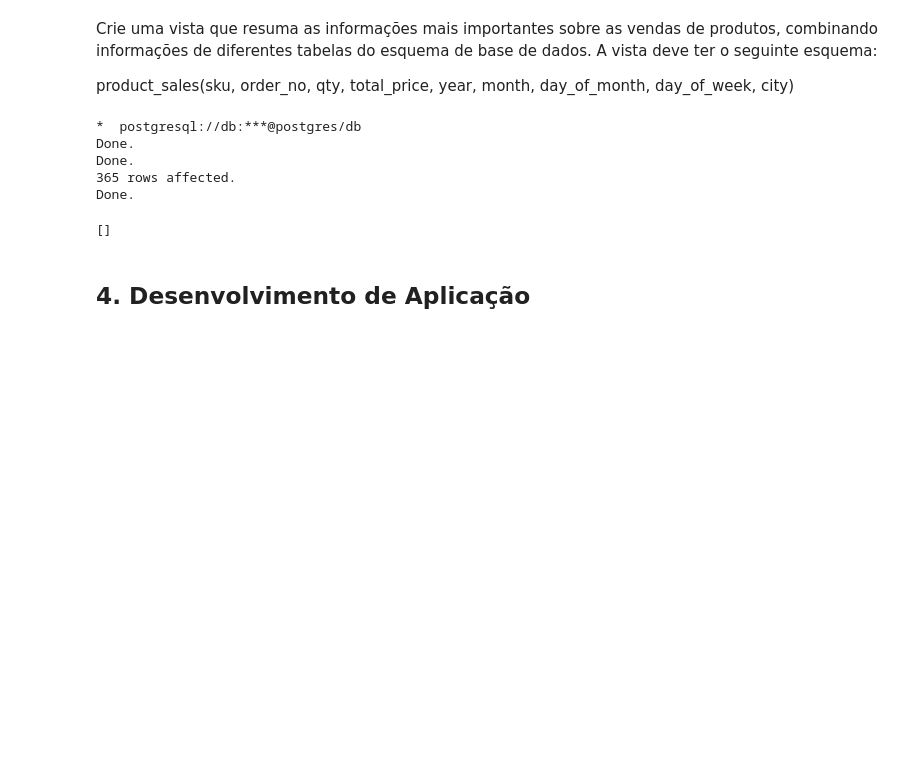
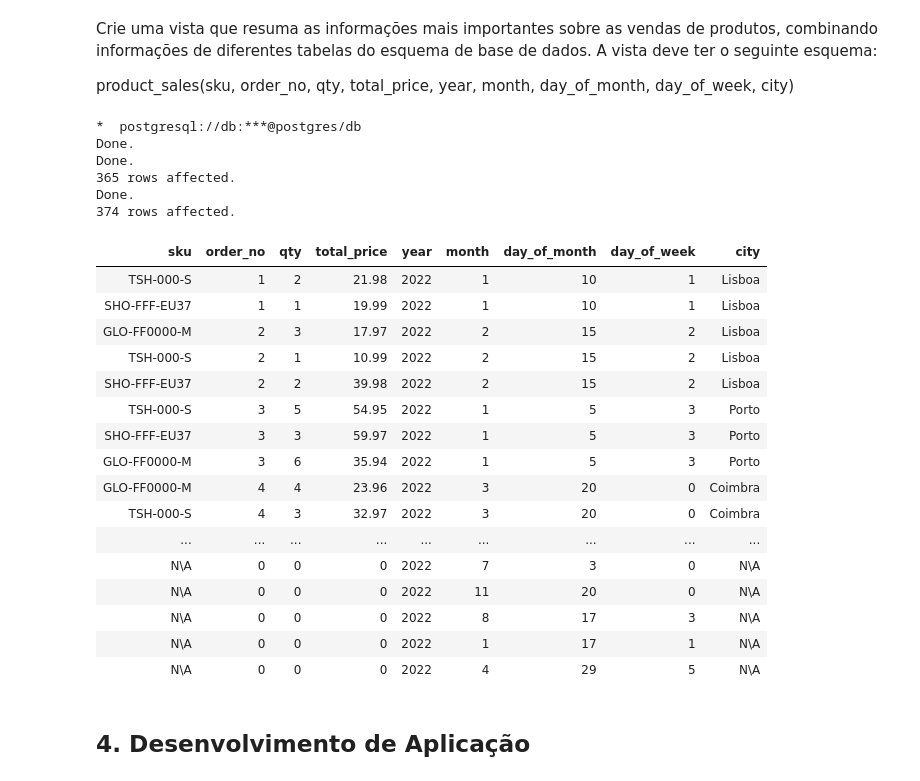
Before and after one commit to MateuSpencer/BD_Projeto_22-23, a Jupyter notebook: Entrega_3/E3-report.ipynb, the cells around one changed output. Drawn from its saved outputs; the diff is of its cells as text; code cells hidden in the pictures; blank space fills up the shorter version.

```diff
--- a/Entrega_3/E3-report.ipynb
+++ b/Entrega_3/E3-report.ipynb
@@ -437,34 +433,55 @@ product_sales(sku, order_no, qty, total_price, year, month, day_of_month, day_of
 # %%
 %%sql
 DROP TABLE IF EXISTS date CASCADE;
 CREATE TABLE date (
     date DATE PRIMARY KEY
 );
 
 INSERT INTO date (date)
 SELECT generate_series('2022-01-01'::date, '2022-12-31'::date, '1 day');
 
 CREATE VIEW product_sales AS
-SELECT c.SKU, c.order_no, c.qty, (c.qty * p.price) AS total_price,
+SELECT COALESCE(c.SKU, 'N\A') AS sku, COALESCE(c.order_no, 0) AS order_no, COALESCE(c.qty, 0) AS qty, COALESCE((c.qty * p.price), 0) AS total_price,
        EXTRACT(YEAR FROM d.date) AS year,
        EXTRACT(MONTH FROM d.date) AS month,
        EXTRACT(DAY FROM d.date) AS day_of_month,
        EXTRACT(DOW FROM d.date) AS day_of_week,
-       SUBSTRING(cust.address, '[0-9]{4}-[0-9]{3}\s+(.*)$') AS city
+       COALESCE(SUBSTRING(cust.address, '[0-9]{4}-[0-9]{3}\s+(.*)$'), 'N\A') AS city
 FROM date d
 LEFT JOIN orders o ON d.date = o.date
 LEFT JOIN contains c ON o.order_no = c.order_no
 LEFT JOIN pay pa ON c.order_no = pa.order_no
 LEFT JOIN product p ON c.SKU = p.SKU
 LEFT JOIN customer cust ON o.cust_no = cust.cust_no
-WHERE EXTRACT(YEAR FROM d.date) = 2022;
+WHERE EXTRACT(YEAR FROM d.date) = 2022
+AND c.order_no IN (SELECT order_no FROM pay)   --garante que so aparecem as orders pagas
+OR p.SKU IS NULL;    --garante que aparecem as datas que não tem nada
+
+SELECT * FROM product_sales
 # %% [output]
 *  postgresql://db:***@postgres/db
 Done.
 Done.
 365 rows affected.
 Done.
+374 rows affected.
-[]
+| sku | order_no | qty | total_price | year | month | day_of_month | day_of_week | city |
+| TSH-000-S | 1 | 2 | 21.98 | 2022 | 1 | 10 | 1 | Lisboa |
+| SHO-FFF-EU37 | 1 | 1 | 19.99 | 2022 | 1 | 10 | 1 | Lisboa |
+| GLO-FF0000-M | 2 | 3 | 17.97 | 2022 | 2 | 15 | 2 | Lisboa |
+| TSH-000-S | 2 | 1 | 10.99 | 2022 | 2 | 15 | 2 | Lisboa |
+| SHO-FFF-EU37 | 2 | 2 | 39.98 | 2022 | 2 | 15 | 2 | Lisboa |
+| TSH-000-S | 3 | 5 | 54.95 | 2022 | 1 | 5 | 3 | Porto |
+| SHO-FFF-EU37 | 3 | 3 | 59.97 | 2022 | 1 | 5 | 3 | Porto |
+| GLO-FF0000-M | 3 | 6 | 35.94 | 2022 | 1 | 5 | 3 | Porto |
+| GLO-FF0000-M | 4 | 4 | 23.96 | 2022 | 3 | 20 | 0 | Coimbra |
+| TSH-000-S | 4 | 3 | 32.97 | 2022 | 3 | 20 | 0 | Coimbra |
+| ... | ... | ... | ... | ... | ... | ... | ... | ... |
+| N\A | 0 | 0 | 0 | 2022 | 7 | 3 | 0 | N\A |
+| N\A | 0 | 0 | 0 | 2022 | 11 | 20 | 0 | N\A |
+| N\A | 0 | 0 | 0 | 2022 | 8 | 17 | 3 | N\A |
+| N\A | 0 | 0 | 0 | 2022 | 1 | 17 | 1 | N\A |
+| N\A | 0 | 0 | 0 | 2022 | 4 | 29 | 5 | N\A |
 # %% [markdown]
 ## 4. Desenvolvimento de Aplicação
 # %% [markdown]
```
Also changed, not shown: parts of 5 cells of this notebook.
